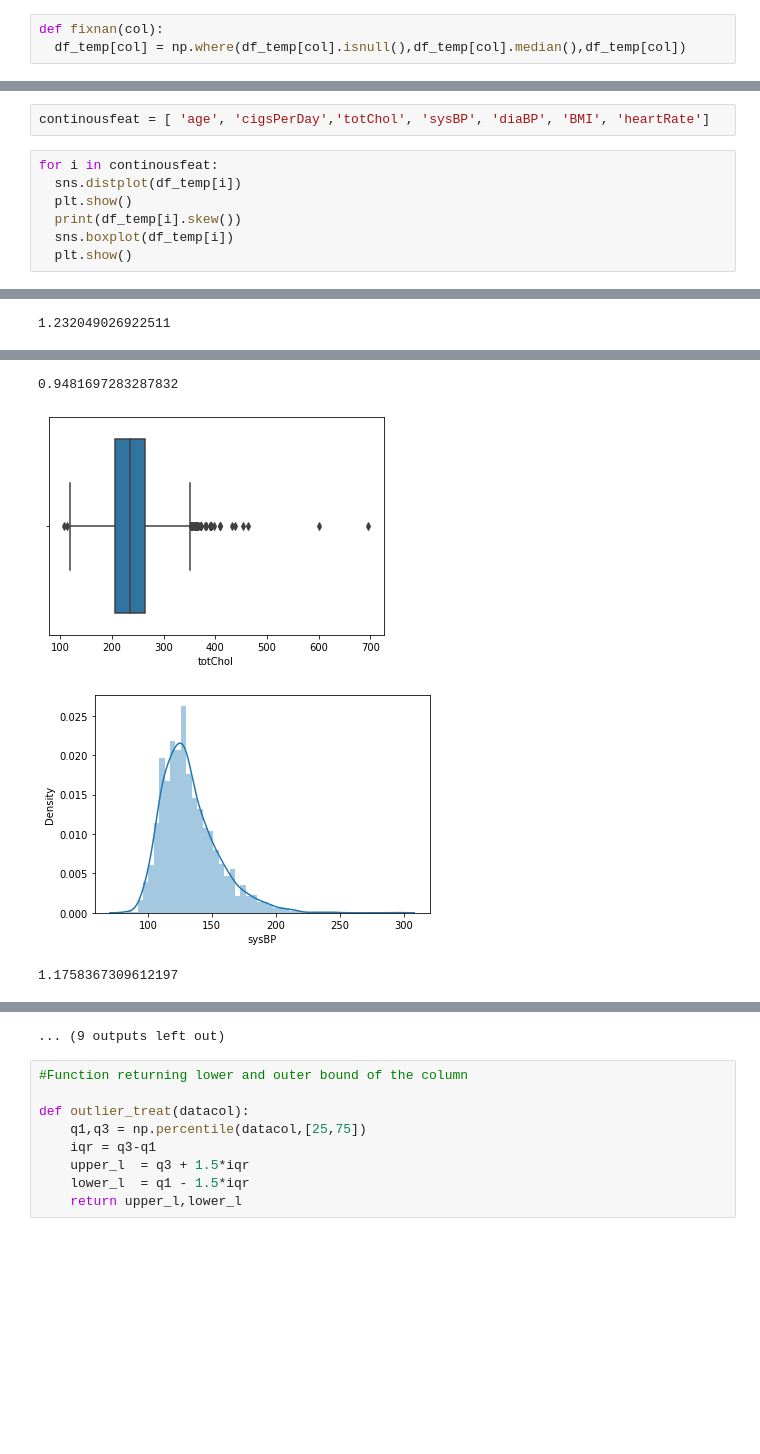
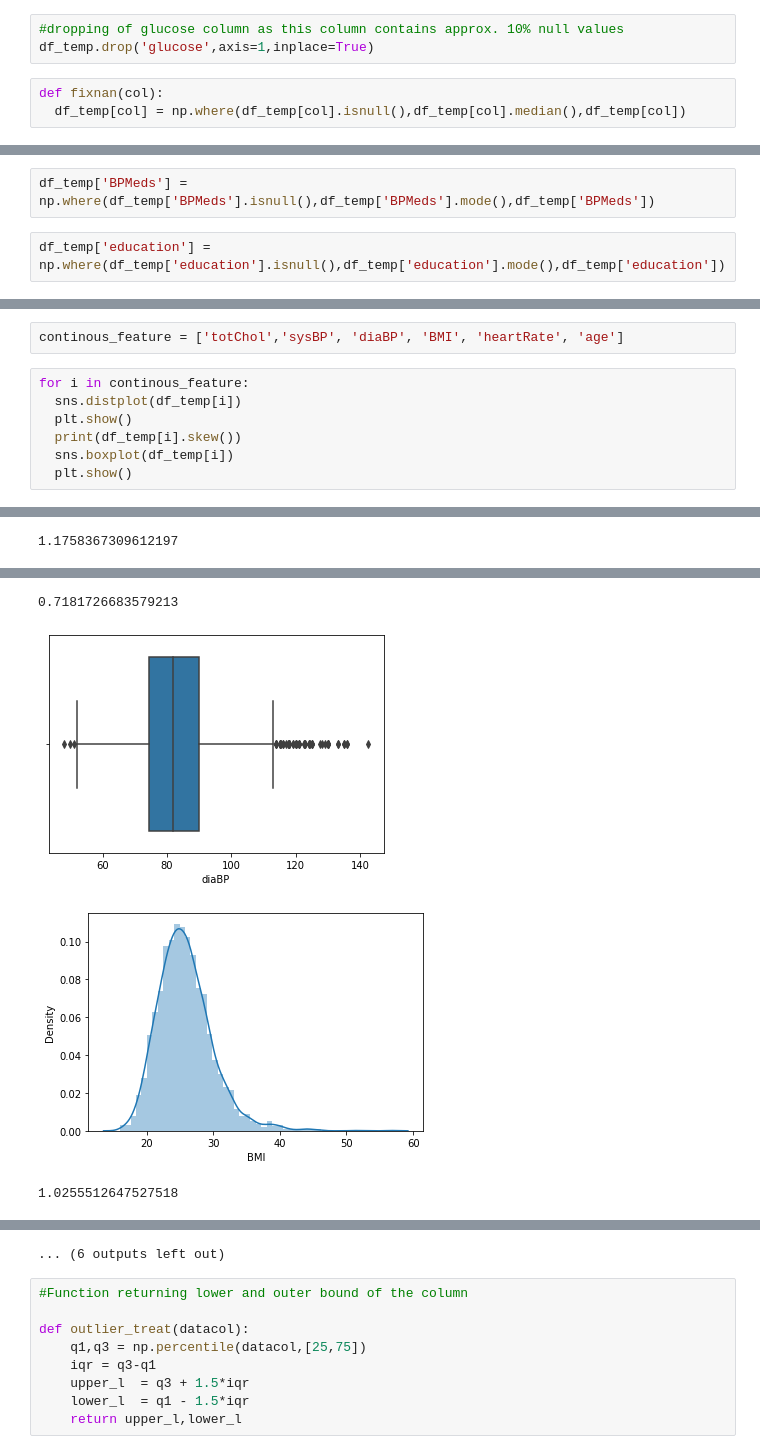
Before and after one commit to Aayushi4925/cardiovasular, a Jupyter notebook: cardiovascular_risk.ipynb, the cells around one changed output, grey strips where cells are left out. Drawn from its saved outputs; the diff is of its cells as text; blank space fills up the shorter version.

```diff
--- a/cardiovascular_risk.ipynb
+++ b/cardiovascular_risk.ipynb
@@ -242,6 +250,9 @@ col_with_null = [i for i in df_temp if df_temp[i].isnull().sum() !=0]
 col_with_null
 # %% [output]
 ['education', 'cigsPerDay', 'BPMeds', 'totChol', 'BMI', 'heartRate', 'glucose']
+# %%
+#dropping of glucose column as this column contains approx. 10% null values
+df_temp.drop('glucose',axis=1,inplace=True)
 # %%
 def fixnan(col):
   df_temp[col] = np.where(df_temp[col].isnull(),df_temp[col].median(),df_temp[col])
@@ -261,0 +264,4 @@ print(nominal)
+# %%
+df_temp['BPMeds'] =  np.where(df_temp['BPMeds'].isnull(),df_temp['BPMeds'].mode(),df_temp['BPMeds'])
+# %%
+df_temp['education'] =  np.where(df_temp['education'].isnull(),df_temp['education'].mode(),df_temp['education'])
@@ -262,7 +288,7 @@ print(nominal)
 # %%
-continousfeat = [ 'age', 'cigsPerDay','totChol', 'sysBP', 'diaBP', 'BMI', 'heartRate']
+continous_feature = ['totChol','sysBP', 'diaBP', 'BMI', 'heartRate', 'age']
 # %%
-for i in continousfeat:
+for i in continous_feature:
   sns.distplot(df_temp[i])
   plt.show()
   print(df_temp[i].skew())
@@ -276 +302 @@ for i in continousfeat:
-1.232049026922511
+1.1758367309612197
@@ -279,4 +305,4 @@ for i in continousfeat:
-0.9481697283287832
+0.7181726683579213
-[figure, old version]
+[figure, new version]
-[figure, old version]
+[figure, new version]
-1.1758367309612197
+1.0255512647527518
@@ -284,4 +310,4 @@ for i in continousfeat:
-... (9 outputs left out)
+... (6 outputs left out)
 # %%
 #Function returning lower and outer bound of the column
 
```
Also changed, not shown: parts of 25 cells of this notebook.
